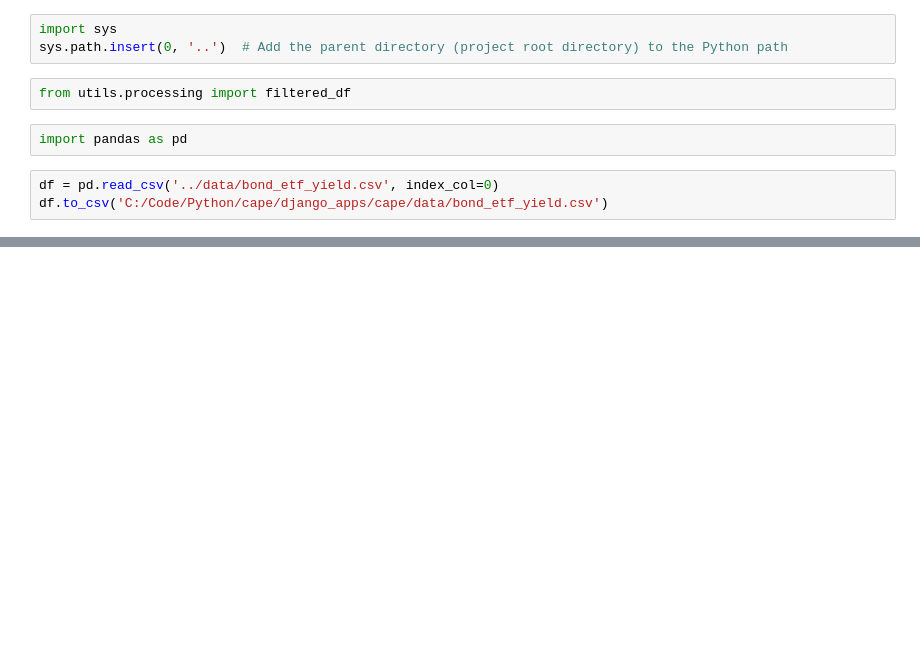
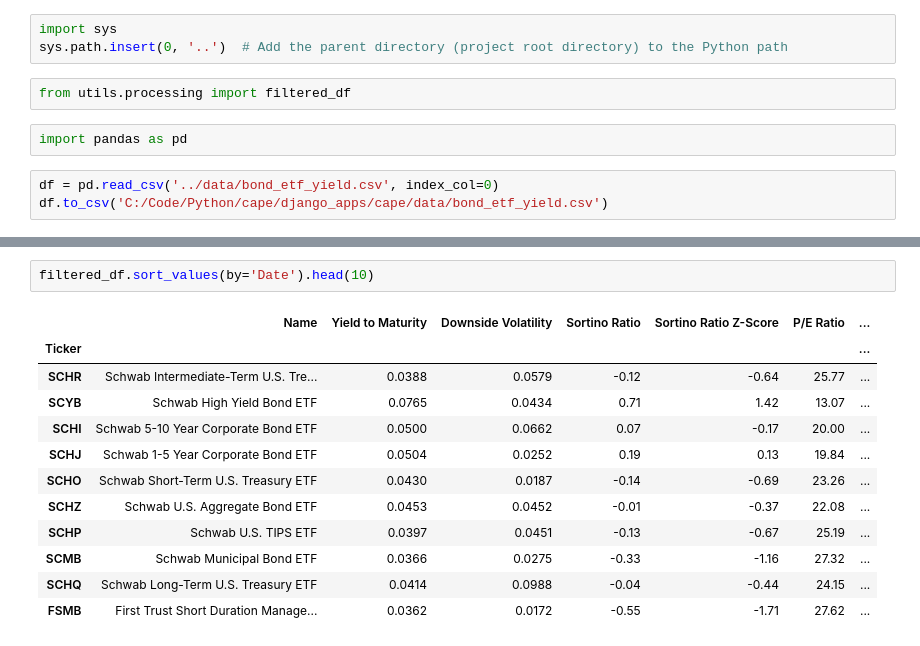
Before and after one commit to nathanramoscfa/yieldquery, a Jupyter notebook: dev/yieldquery.ipynb, the cells around one changed output, grey strips where cells are left out. Saved outputs shown, nothing was run; the diff lists cells and outputs as text; blank space fills up the shorter version.

```diff
--- a/dev/yieldquery.ipynb
+++ b/dev/yieldquery.ipynb
@@ -89,0 +122,15 @@ selected_etfs
+# %%
+filtered_df.sort_values(by='Date').head(10)
+# %% [output]
+|  | Name | Yield to Maturity | Downside Volatility | Sortino Ratio | Sortino Ratio Z-Score | P/E Ratio | ... |
+| Ticker |  |  |  |  |  |  | ... |
+| SCHR | Schwab Intermediate-Term U.S. Tre... | 0.0388 | 0.0579 | -0.12 | -0.64 | 25.77 | ... |
+| SCYB | Schwab High Yield Bond ETF | 0.0765 | 0.0434 | 0.71 | 1.42 | 13.07 | ... |
+| SCHI | Schwab 5-10 Year Corporate Bond ETF | 0.0500 | 0.0662 | 0.07 | -0.17 | 20.00 | ... |
+| SCHJ | Schwab 1-5 Year Corporate Bond ETF | 0.0504 | 0.0252 | 0.19 | 0.13 | 19.84 | ... |
+| SCHO | Schwab Short-Term U.S. Treasury ETF | 0.0430 | 0.0187 | -0.14 | -0.69 | 23.26 | ... |
+| SCHZ | Schwab U.S. Aggregate Bond ETF | 0.0453 | 0.0452 | -0.01 | -0.37 | 22.08 | ... |
+| SCHP | Schwab U.S. TIPS ETF | 0.0397 | 0.0451 | -0.13 | -0.67 | 25.19 | ... |
+| SCMB | Schwab Municipal Bond ETF | 0.0366 | 0.0275 | -0.33 | -1.16 | 27.32 | ... |
+| SCHQ | Schwab Long-Term U.S. Treasury ETF | 0.0414 | 0.0988 | -0.04 | -0.44 | 24.15 | ... |
+| FSMB | First Trust Short Duration Manage... | 0.0362 | 0.0172 | -0.55 | -1.71 | 27.62 | ... |
```
Also changed, not shown: parts of 6 cells of this notebook, 38 other files.
